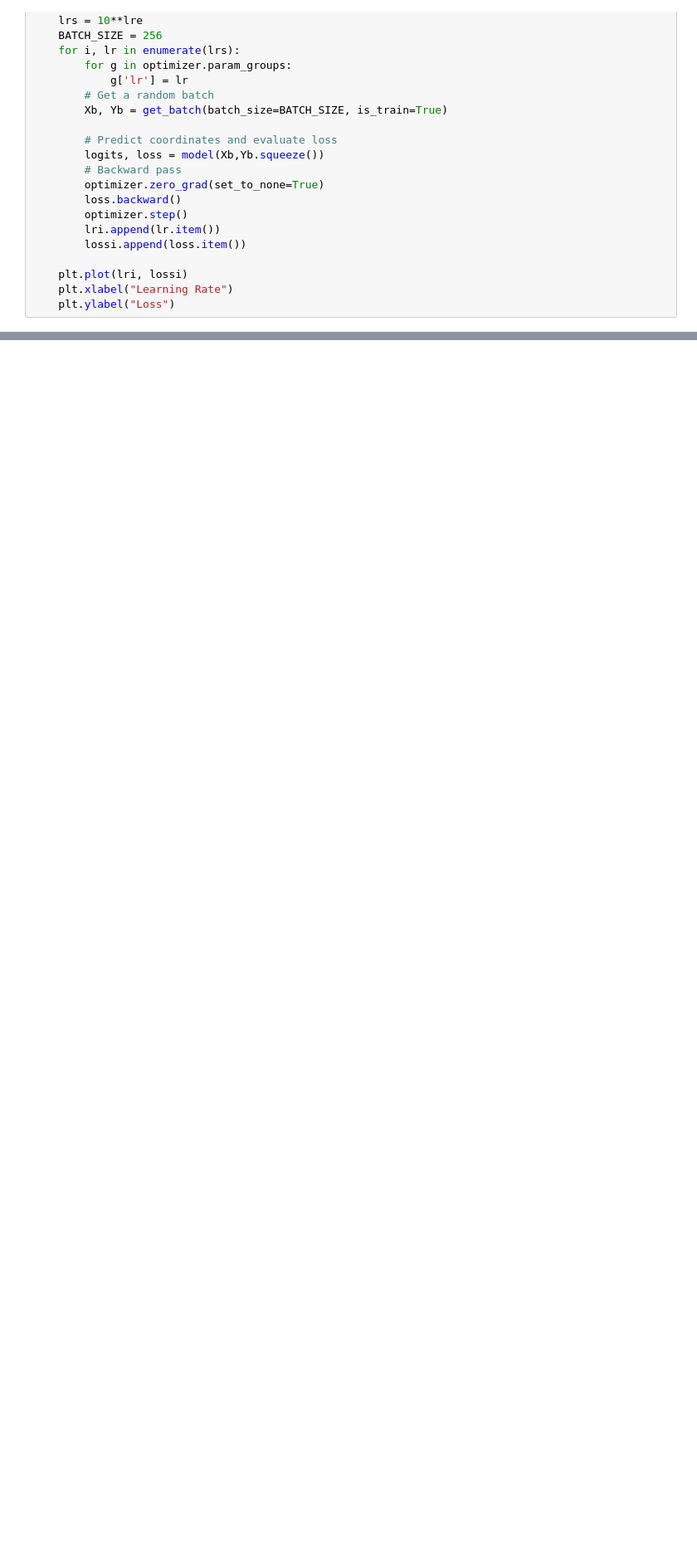
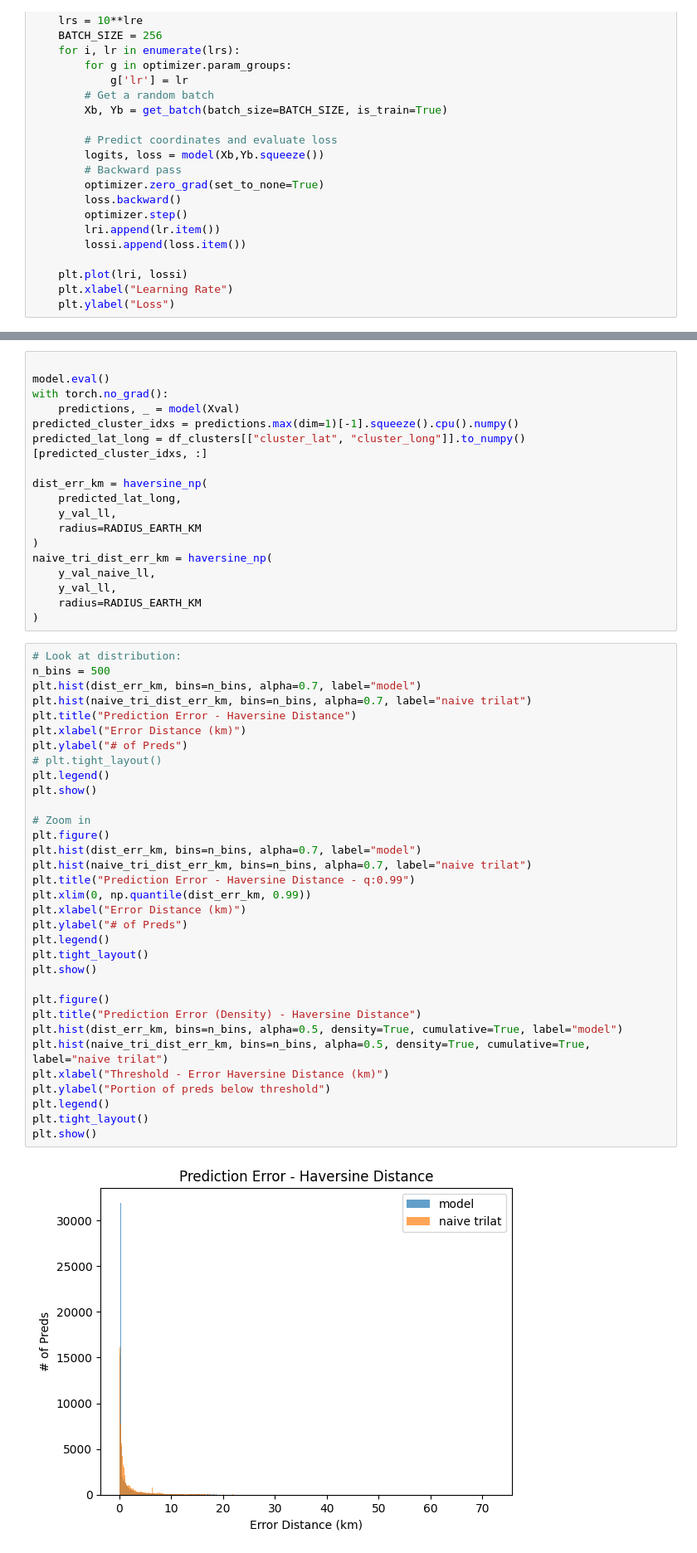
Before and after one commit to dcyoung/ml-triangulation, a Jupyter notebook: zone_classification.ipynb, the cells around one changed output, grey strips where cells are left out. Shown: that part at 83% size. Cells and saved outputs as stored; diff of their text form; blank space fills up the shorter version.

```diff
--- a/zone_classification.ipynb
+++ b/zone_classification.ipynb
@@ -315,0 +319,53 @@ for k, v in plot_contents.items():
+# %%
+
+model.eval()
+with torch.no_grad():
+    predictions, _ = model(Xval)
+predicted_cluster_idxs = predictions.max(dim=1)[-1].squeeze().cpu().numpy()
+predicted_lat_long = df_clusters[["cluster_lat", "cluster_long"]].to_numpy()[predicted_cluster_idxs, :]
+
+dist_err_km = haversine_np(
+    predicted_lat_long,
+    y_val_ll,
+    radius=RADIUS_EARTH_KM
+)
+naive_tri_dist_err_km = haversine_np(
+    y_val_naive_ll,
+    y_val_ll,
+    radius=RADIUS_EARTH_KM
+)
+# %%
+# Look at distribution:
+n_bins = 500
+plt.hist(dist_err_km, bins=n_bins, alpha=0.7, label="model")
+plt.hist(naive_tri_dist_err_km, bins=n_bins, alpha=0.7, label="naive trilat")
+plt.title("Prediction Error - Haversine Distance")
+plt.xlabel("Error Distance (km)")
+plt.ylabel("# of Preds")
+# plt.tight_layout()
+plt.legend()
+plt.show()
+
+# Zoom in
+plt.figure()
+plt.hist(dist_err_km, bins=n_bins, alpha=0.7, label="model")
+plt.hist(naive_tri_dist_err_km, bins=n_bins, alpha=0.7, label="naive trilat")
+plt.title("Prediction Error - Haversine Distance - q:0.99")
+plt.xlim(0, np.quantile(dist_err_km, 0.99))
+plt.xlabel("Error Distance (km)")
+plt.ylabel("# of Preds")
+plt.legend()
+plt.tight_layout()
+plt.show()
+
+plt.figure()
+plt.title("Prediction Error (Density) - Haversine Distance")
+plt.hist(dist_err_km, bins=n_bins, alpha=0.5, density=True, cumulative=True, label="model")
+plt.hist(naive_tri_dist_err_km, bins=n_bins, alpha=0.5, density=True, cumulative=True, label="naive trilat")
+plt.xlabel("Threshold - Error Haversine Distance (km)")
+plt.ylabel("Portion of preds below threshold")
+plt.legend()
+plt.tight_layout()
+plt.show()
+# %% [output]
+[figure, added]
```
Also changed, not shown: parts of 15 cells of this notebook, 1 other file.
